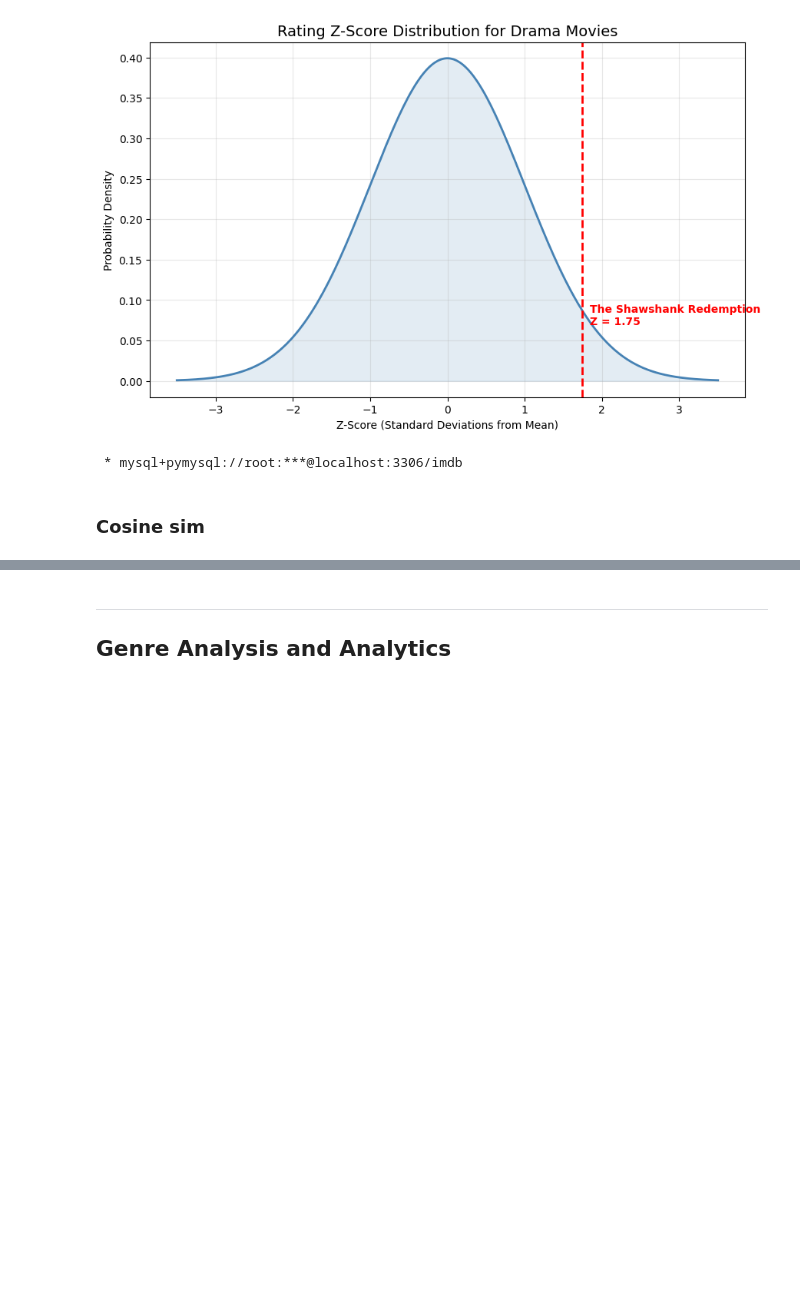
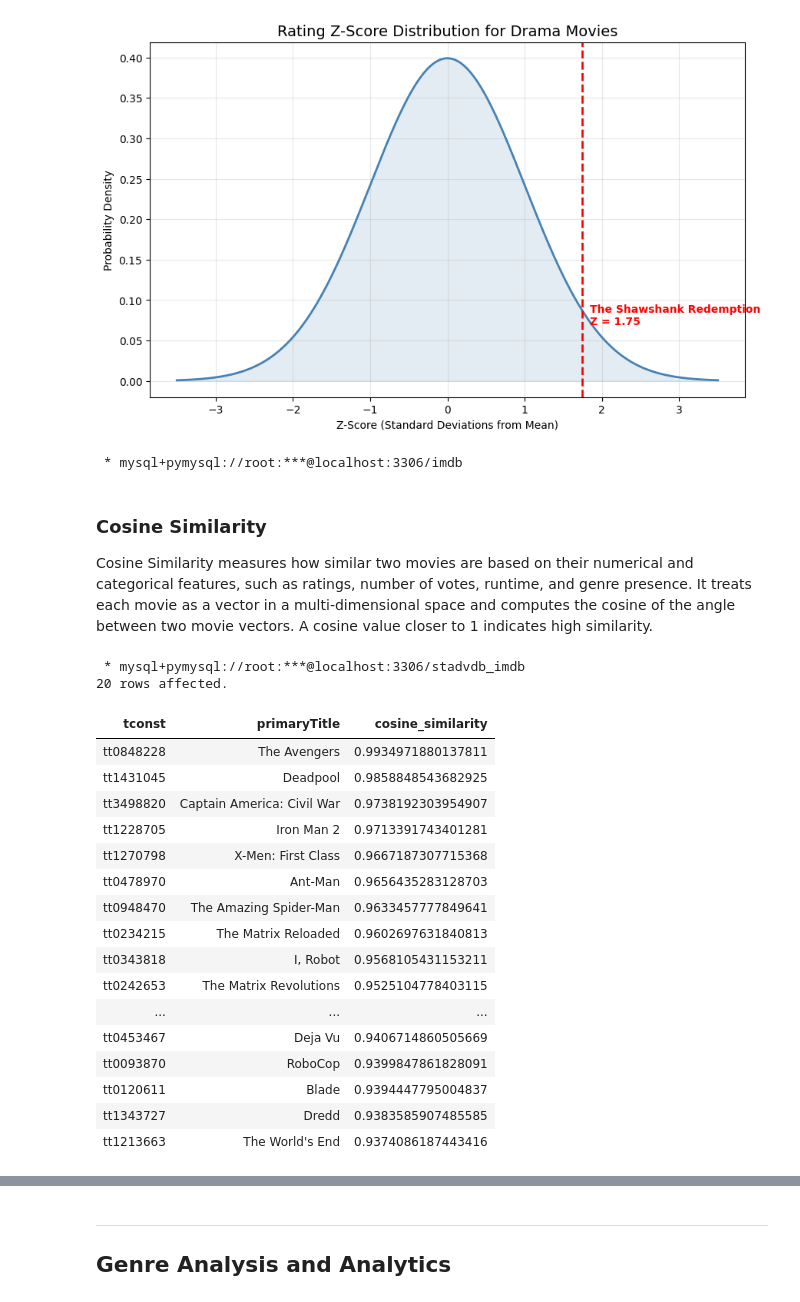
Before and after one commit to JeyyM/stadvdb-imdb, a Jupyter notebook: olap-notebook.ipynb, the cells around one changed output, grey strips where cells are left out. Saved outputs shown, nothing was run; the diff lists cells and outputs as text; code cells hidden in the pictures; blank space fills up the shorter version.

```diff
--- a/olap-notebook.ipynb
+++ b/olap-notebook.ipynb
@@ -392,4 +397,63 @@ result
 # %% [output]
  * mysql+pymysql://root:***@localhost:3306/imdb
 # %% [markdown]
-### Cosine sim
+### Cosine Similarity
+
+Cosine Similarity measures how similar two movies are based on their numerical and categorical features, such as ratings, number of votes, runtime, and genre presence. It treats each movie as a vector in a multi-dimensional space and computes the cosine of the angle between two movie vectors. A cosine value closer to 1 indicates high similarity.
+# %%
+%%sql
+
+WITH TargetMovie AS (
+    SELECT *
+    FROM movie_feature_vector_materialized
+    WHERE tconst = 'tt0133093'   -- The Matrix
+)
+SELECT
+    B.tconst,
+    B.primaryTitle,
+    (
+        (A.norm_rating * B.norm_rating) +
+        (A.norm_votes * B.norm_votes) +
+        (A.norm_runtime * B.norm_runtime) +
+        (A.genre_Action * B.genre_Action) +
+        (A.genre_Sci_Fi * B.genre_Sci_Fi) +
+        (A.genre_Adventure * B.genre_Adventure) +
+        (A.genre_Thriller * B.genre_Thriller) +
+        (A.genre_Drama * B.genre_Drama)
+    ) / (
+        SQRT(
+            A.norm_rating*A.norm_rating + A.norm_votes*A.norm_votes + A.norm_runtime*A.norm_runtime +
+            A.genre_Action*A.genre_Action + A.genre_Sci_Fi*A.genre_Sci_Fi + A.genre_Adventure*A.genre_Adventure +
+            A.genre_Thriller*A.genre_Thriller + A.genre_Drama*A.genre_Drama
+        ) *
+        SQRT(
+            B.norm_rating*B.norm_rating + B.norm_votes*B.norm_votes + B.norm_runtime*B.norm_runtime +
+            B.genre_Action*B.genre_Action + B.genre_Sci_Fi*B.genre_Sci_Fi + B.genre_Adventure*B.genre_Adventure +
+            B.genre_Thriller*B.genre_Thriller + B.genre_Drama*B.genre_Drama
+        )
+    ) AS cosine_similarity
+FROM TargetMovie A
+CROSS JOIN movie_feature_vector_materialized B
+WHERE A.tconst != B.tconst
+ORDER BY cosine_similarity DESC
+LIMIT 20;
+# %% [output]
+ * mysql+pymysql://root:***@localhost:3306/stadvdb_imdb
+20 rows affected.
+| tconst | primaryTitle | cosine_similarity |
+| tt0848228 | The Avengers | 0.9934971880137811 |
+| tt1431045 | Deadpool | 0.9858848543682925 |
+| tt3498820 | Captain America: Civil War | 0.9738192303954907 |
+| tt1228705 | Iron Man 2 | 0.9713391743401281 |
+| tt1270798 | X-Men: First Class | 0.9667187307715368 |
+| tt0478970 | Ant-Man | 0.9656435283128703 |
+| tt0948470 | The Amazing Spider-Man | 0.9633457777849641 |
+| tt0234215 | The Matrix Reloaded | 0.9602697631840813 |
+| tt0343818 | I, Robot | 0.9568105431153211 |
+| tt0242653 | The Matrix Revolutions | 0.9525104778403115 |
+| ... | ... | ... |
+| tt0453467 | Deja Vu | 0.9406714860505669 |
+| tt0093870 | RoboCop | 0.9399847861828091 |
+| tt0120611 | Blade | 0.9394447795004837 |
+| tt1343727 | Dredd | 0.9383585907485585 |
+| tt1213663 | The World's End | 0.9374086187443416 |
```
Also changed, not shown: parts of 11 cells of this notebook.
